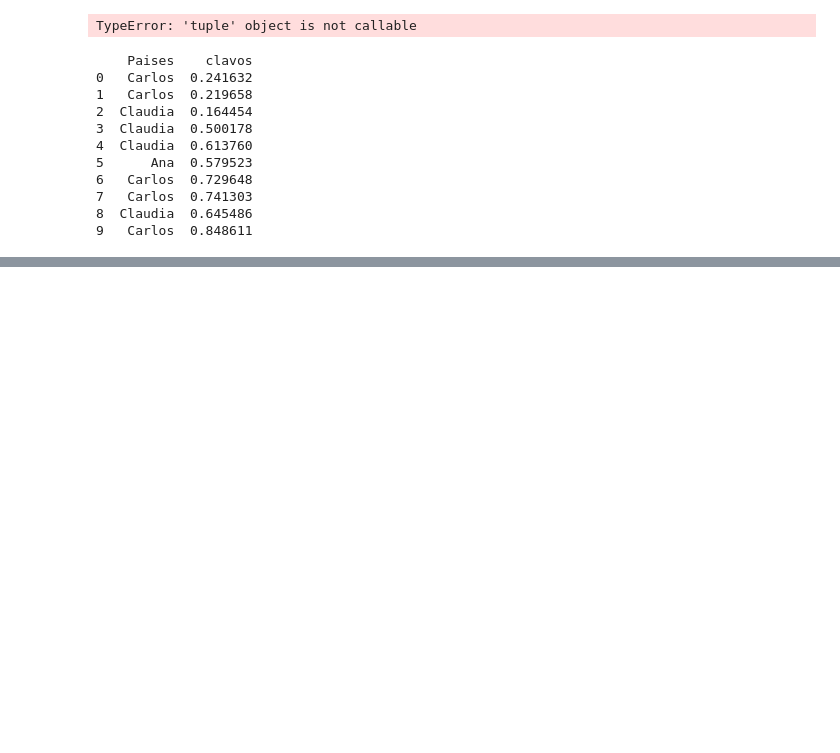
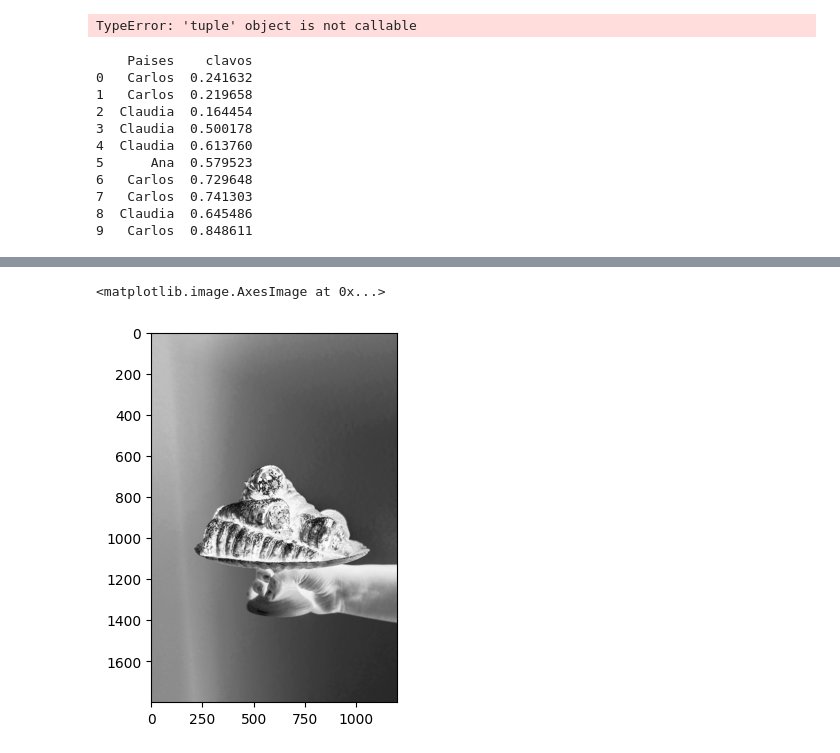
Before and after one commit to Twoeme/Prueba2, a Jupyter notebook: Numpy_Class/clase_numpy_notebook.ipynb, the cells around one changed output, grey strips where cells are left out. Cells and saved outputs as stored; diff of their text form; code cells hidden in the pictures; blank space fills up the shorter version.

```diff
--- a/Numpy_Class/clase_numpy_notebook.ipynb
+++ b/Numpy_Class/clase_numpy_notebook.ipynb
@@ -136,0 +172,5 @@ print(Aleatorio)
+# %%
+plt.imshow(blue, cmap="Greys")
+# %% [output]
+<matplotlib.image.AxesImage at 0x...>
+[figure, added]
```
Also changed, not shown: parts of 18 cells of this notebook, 1 other file.
